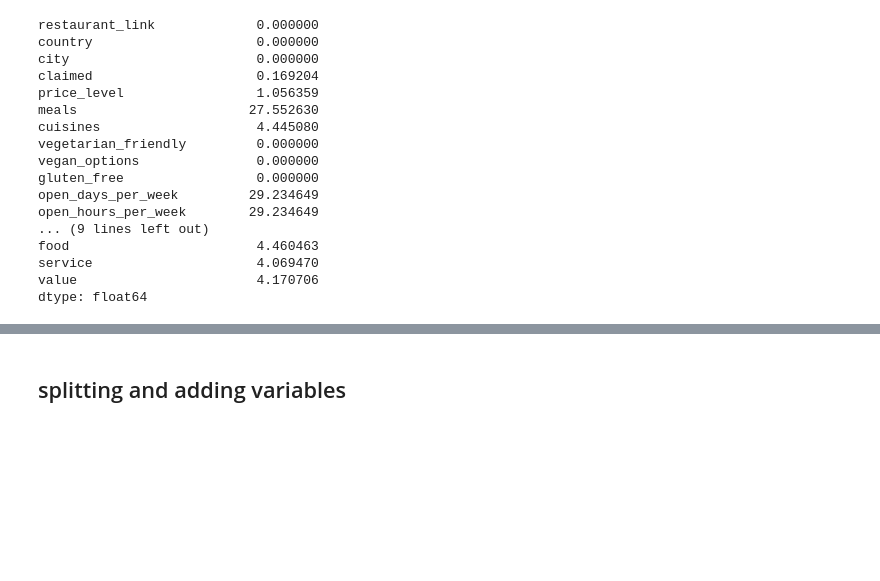
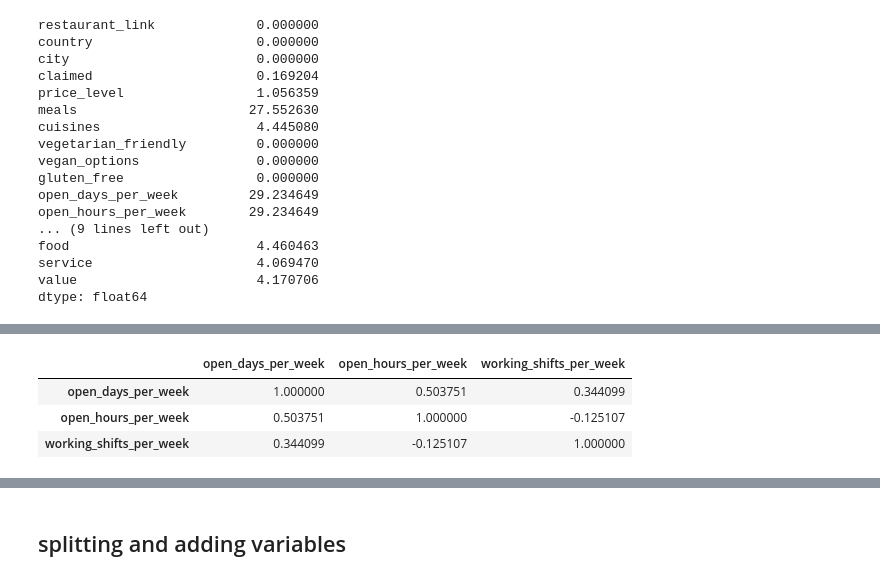
Before and after one commit to psychologydatascience-netizen/Tripadvisor-ML-project-03.2026-, a Jupyter notebook: notebooks/01_eda.ipynb, the cells around one changed output, grey strips where cells are left out. Cells and saved outputs as stored; diff of their text form; code cells hidden in the pictures; blank space fills up the shorter version.

```diff
--- a/notebooks/01_eda.ipynb
+++ b/notebooks/01_eda.ipynb
@@ -183,0 +251,8 @@ dtype: float64
+# %%
+# 1. Feature engineering FIRST
+for col in ["food", "service", "value"]:
+    df[col + "_missing"] = df[col].isna().astype(int)
+
+df["open_info_missing"] = df["open_days_per_week"].isna().astype(int)
+# %%
+df["great_restaurant"] = df["avg_rating"] > 4
@@ -183,0 +294,7 @@ dtype: float64
+# %%
+df[["open_days_per_week", "open_hours_per_week", "working_shifts_per_week"]].corr()
+# %% [output]
+|  | open_days_per_week | open_hours_per_week | working_shifts_per_week |
+| open_days_per_week | 1.000000 | 0.503751 | 0.344099 |
+| open_hours_per_week | 0.503751 | 1.000000 | -0.125107 |
+| working_shifts_per_week | 0.344099 | -0.125107 | 1.000000 |
```
Also changed, not shown: parts of 35 cells of this notebook.
